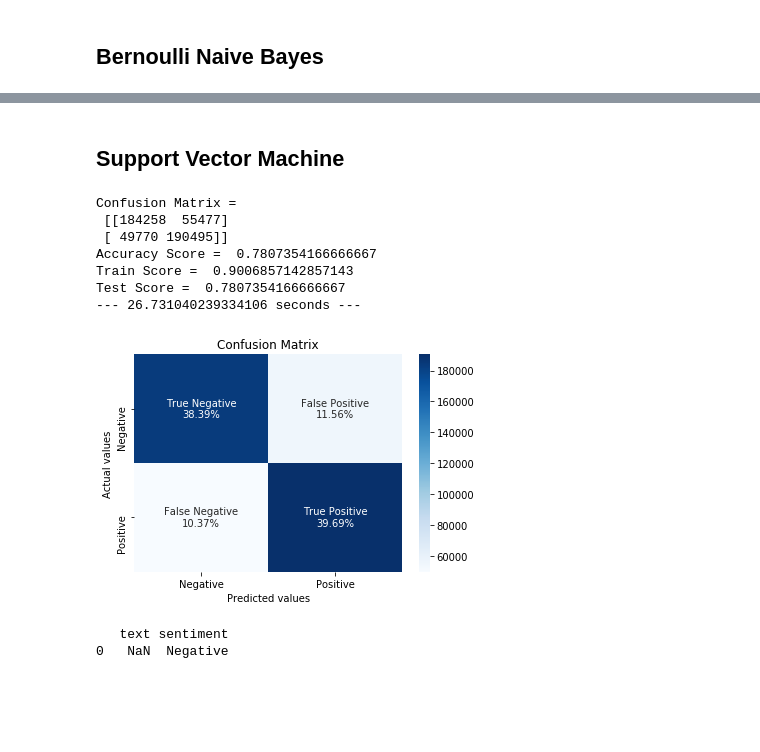
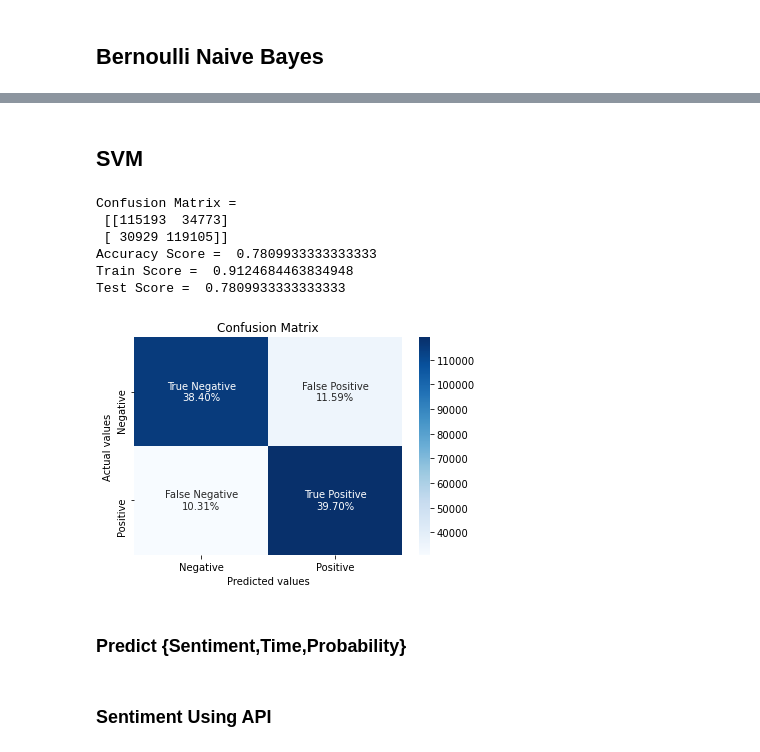
Before and after one commit to alok2244/Sentiment_Analysis-, a Jupyter notebook: Sentiment Analysis_.ipynb, the cells around one changed output, grey strips where cells are left out. Saved outputs shown, nothing was run; the diff lists cells and outputs as text; code cells hidden in the pictures; blank space fills up the shorter version.

```diff
--- a/Sentiment Analysis_.ipynb
+++ b/Sentiment Analysis_.ipynb
@@ -301,17 +297,0 @@ Test Score =  0.7790583333333333
-# %% [markdown]
-## Support Vector Machine
-# %%
-start_time = time.time()
-svm_model = LinearSVC()
-svm_model.fit(X_train, y_train)
-model(svm_model)
-print("--- %s seconds ---" % (time.time() - start_time))
-# %% [output]
-Confusion Matrix =
- [[184258  55477]
- [ 49770 190495]]
-Accuracy Score =  0.7807354166666667
-Train Score =  0.9006857142857143
-Test Score =  0.7807354166666667
---- 26.731040239334106 seconds ---
-[figure, removed]
@@ -329,8 +298,24 @@ def predict_text(model,text):
-# %%
-if __name__=="__main__":
-    text = "bd nit"
-    df = predict_text(svm_model, text)
-    print(df)
-# %% [output]
-   text sentiment
-0   NaN  Negative
+# %% [markdown]
+## SVM
+# %%
+from sklearn.svm import LinearSVC
+from sklearn.calibration import CalibratedClassifierCV
+
+
+svm = LinearSVC()
+svm_model = CalibratedClassifierCV(svm)
+svm_model.fit(X_train, y_train)
+model(svm_model)
+
+##scikit-learn provides (CalibratedClassifierCV) which can be used to solve this problem: it allows to add probability output
+##to LinearSVC or any other classifier which implements decision_function method:
+# %% [output]
+Confusion Matrix =
+ [[115193  34773]
+ [ 30929 119105]]
+Accuracy Score =  0.7809933333333333
+Train Score =  0.9124684463834948
+Test Score =  0.7809933333333333
+[figure, added]
+# %% [markdown]
+### Predict {Sentiment,Time,Probability}
@@ -336,0 +333,2 @@ if __name__=="__main__":
+# %% [markdown]
+### Sentiment Using API
```
Also changed, not shown: parts of 18 cells of this notebook.
